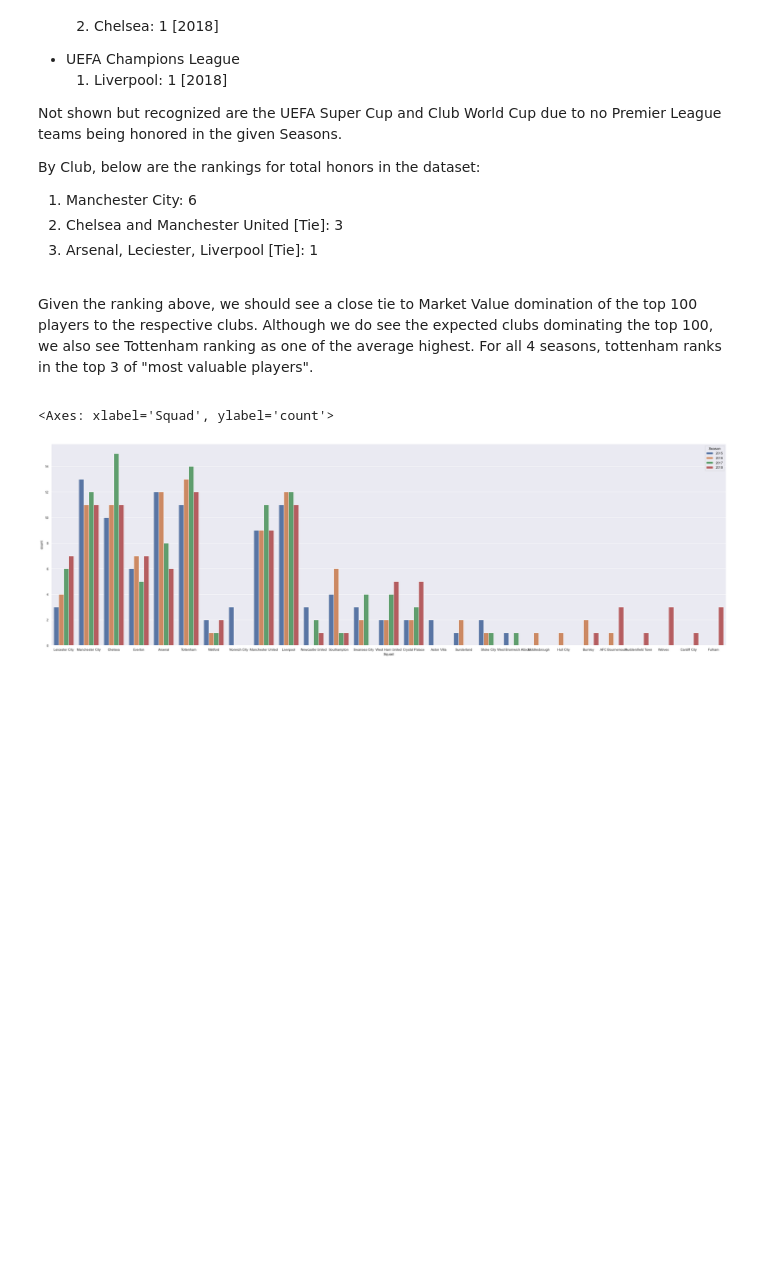
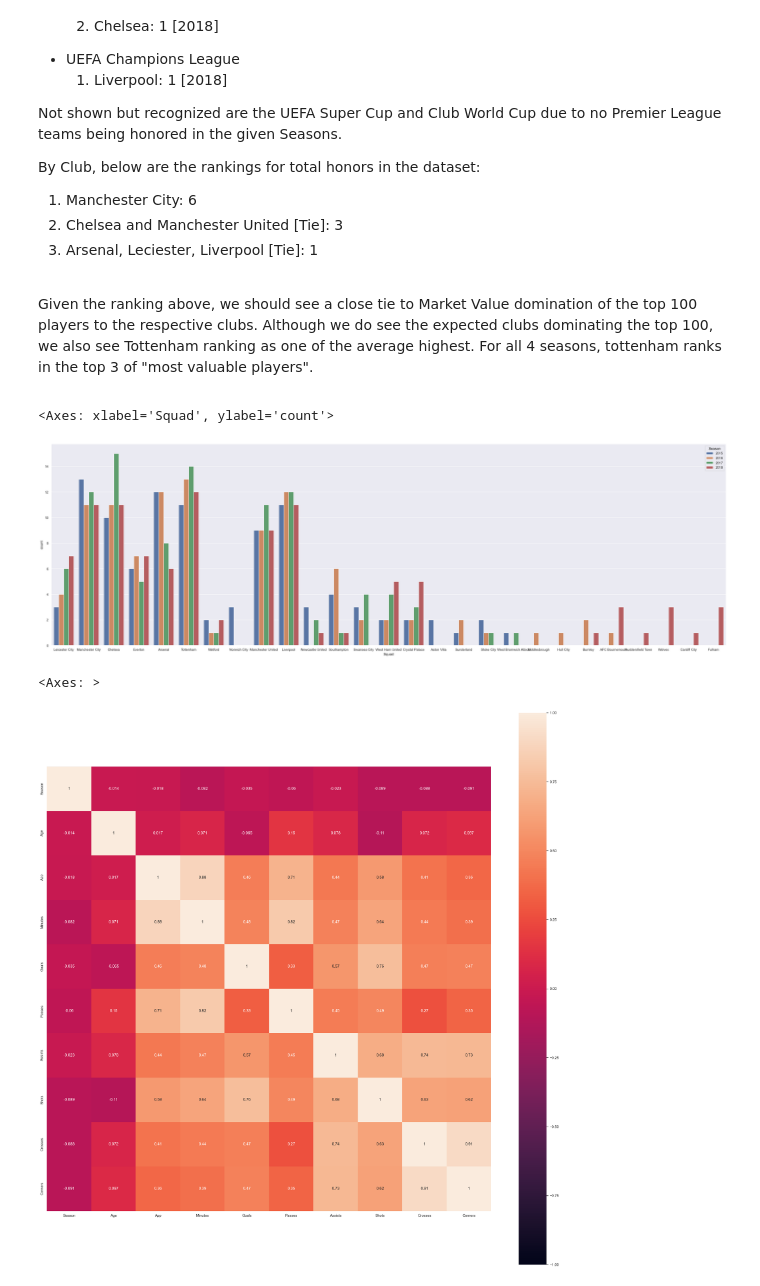
Before and after one commit to ascrivs/expert-octo-eureka, a Jupyter notebook: eda.ipynb, the cells around one changed output. Cells and saved outputs as stored; diff of their text form; code cells hidden in the pictures; blank space fills up the shorter version.

Commit message:
mf heatmap with dropped features

```diff
--- a/eda.ipynb
+++ b/eda.ipynb
@@ -356,3 +356,16 @@ sbn.countplot(top_100_by_season, x="Squad", hue="Season")
 # %% [output]
 <Axes: xlabel='Squad', ylabel='count'>
 [figure]
+# %%
+top_100_by_season = top_100_by_season.sort_values(by="Market Value", ascending=False)
+
+mf_top_100 = top_100_by_season[top_100_by_season["Position"] == "MF"].loc[:,["Season","Age","Nation","Position","App","Minutes","Goals","Passes","Assists","Shots","Crosses","Corners", "Market Value"]]
+
+mf_top_100
+
+fig, ax = plt.subplots(figsize=(30, 30))
+
+sbn.heatmap(mf_top_100.corr(),vmin=-1, vmax=1,square=True,annot=True)
+# %% [output]
+<Axes: >
+[figure, added]
```
